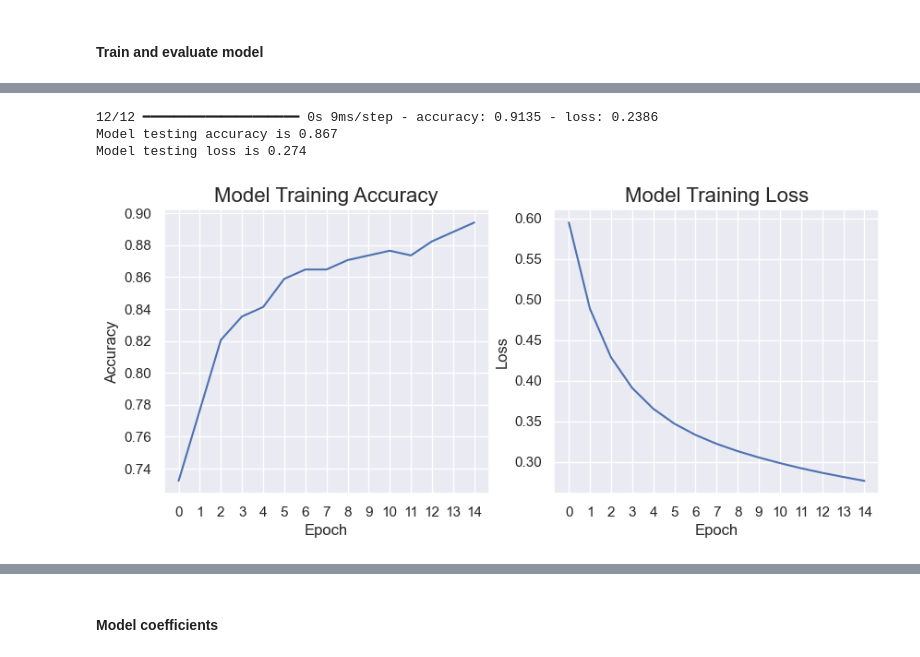
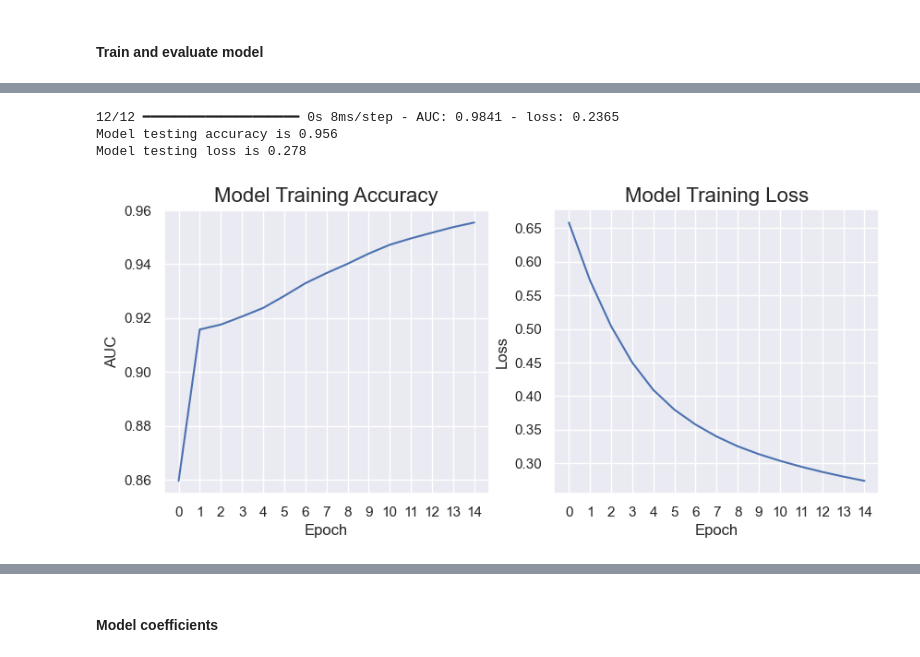
Before and after one commit to jac6779/deep-learning, a Jupyter notebook: Social Media Ads Analysis & Modeling.ipynb, the cells around one changed output, grey strips where cells are left out. Cells and saved outputs as stored; diff of their text form; code cells hidden in the pictures.

```diff
--- a/Social Media Ads Analysis & Modeling.ipynb
+++ b/Social Media Ads Analysis & Modeling.ipynb
@@ -175,7 +175,7 @@ model = tf.keras.Sequential([
 model.compile(
     optimizer=tf.keras.optimizers.Adam(learning_rate=0.001),
     loss=tf.keras.losses.BinaryCrossentropy(),
-    metrics=["accuracy"]
+    metrics=["AUC"]
 )
 
 model.summary()
@@ -196,7 +196,13 @@ Model: "sequential"
 # %%
 # Train model
 num_epochs = 15
-history = model.fit(X_train, y_train, batch_size=5, epochs=num_epochs, verbose=1, validation_data=(X_test, y_test))
+history = model.fit(X_train,
+                    y_train,
+                    batch_size=5,
+                    epochs=num_epochs,
+                    verbose=1,
+                    validation_split=0.2
+                   )
 history
 # %% [output]
 Epoch 1/15
@@ -222,26 +228,26 @@ Epoch 15/15
 results = model.evaluate(X_test, y_test, batch_size=5)
 print("Model testing accuracy is", round(results[1], 3), "\nModel testing loss is", round(results[0], 3))
 # %% [output]
-12/12 ━━━━━━━━━━━━━━━━━━━━ 0s 9ms/step - accuracy: 0.9135 - loss: 0.2386
-Model testing accuracy is 0.867
-Model testing loss is 0.274
+12/12 ━━━━━━━━━━━━━━━━━━━━ 0s 8ms/step - AUC: 0.9841 - loss: 0.2365
+Model testing accuracy is 0.956
+Model testing loss is 0.278
 # %%
 # Plot accuracy and loss
 fix, (ax1, ax2) = plt.subplots(1, 2, figsize=(10,4))
-ax1.plot(history.history["accuracy"])
+ax1.plot(history.history["AUC"])
 ax1.set_xlabel("Epoch")
-ax1.set_ylabel("Accuracy")
+ax1.set_ylabel("AUC")
 ax1.set_xticks(np.arange(0, num_epochs, 1))
 ax1.set_title("Model Training Accuracy", fontsize=16)
 
 ax2.plot(history.history["loss"])
 ax2.set_xlabel("Epoch")
 ax2.set_ylabel("Loss")
 ax2.set_xticks(np.arange(0, num_epochs, 1))
 ax2.set_title("Model Training Loss", fontsize=16)
 plt.show()
 # %% [output]
-[figure, old version]
+[figure, new version]
 # %%
 # Predictions from testing data
 y_pred = model.predict(X_test)
```
Also changed, not shown: parts of 6 cells of this notebook.
